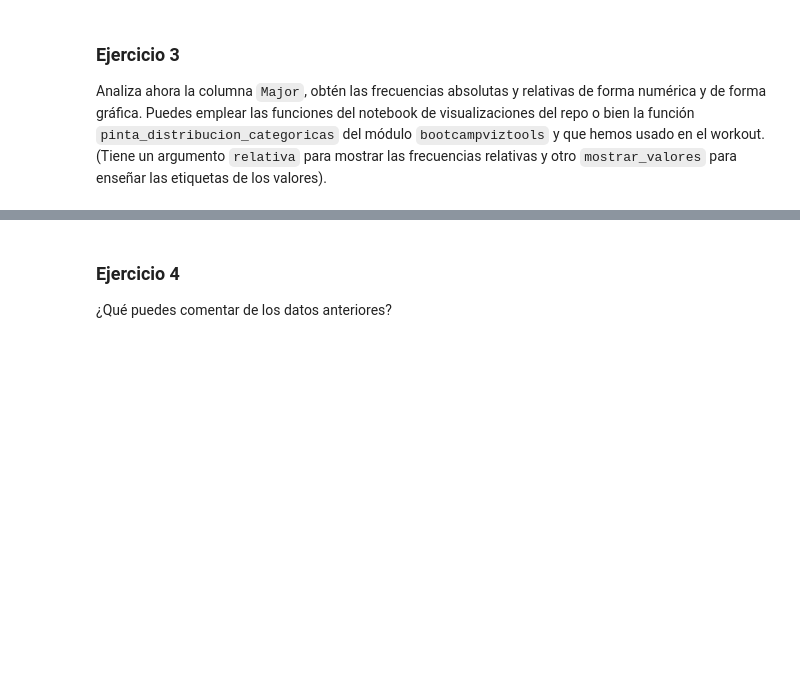
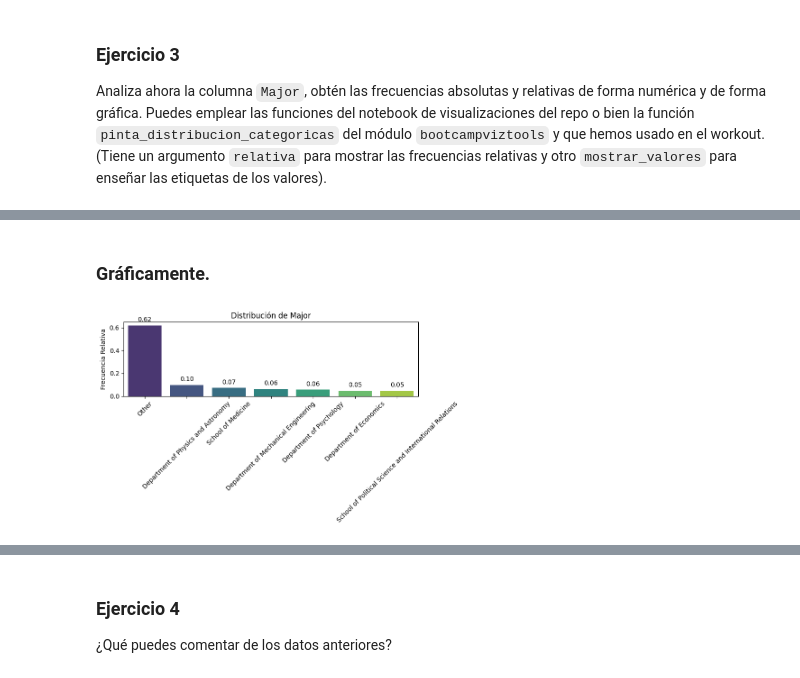
Before and after one commit to PepeReinaCampo/ONLINE_DS_THEBRIDGE_PEPE-REINA, a Jupyter notebook: sprint_7/unidad_1/no_obligatorio/10_Ejercicios_Analisis_Univariante_I.ipynb, the cells around one changed output, grey strips where cells are left out. Cells and saved outputs as stored; diff of their text form; code cells hidden in the pictures; blank space fills up the shorter version.

```diff
--- a/sprint_7/unidad_1/no_obligatorio/10_Ejercicios_Analisis_Univariante_I.ipynb
+++ b/sprint_7/unidad_1/no_obligatorio/10_Ejercicios_Analisis_Univariante_I.ipynb
@@ -63,0 +107,7 @@ Analiza ahora la columna `Major`, obtén las frecuencias absolutas y relativas d
+# %% [markdown]
+### Gráficamente.
+# %%
+columnas_categoricas= ["Major"]
+pinta_distribucion_categoricas(df_admis, columnas_categoricas, relativa=True, mostrar_valores=True)
+# %% [output]
+[figure, added]
```
Also changed, not shown: parts of 26 cells of this notebook, 1 other file.
